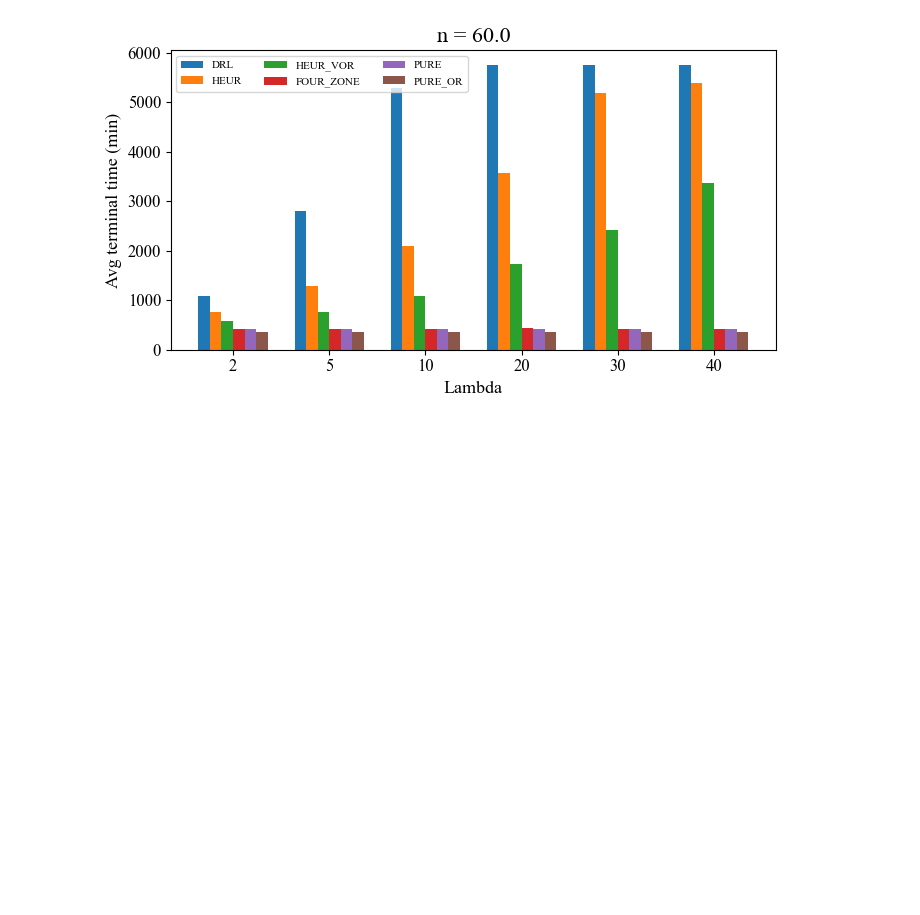
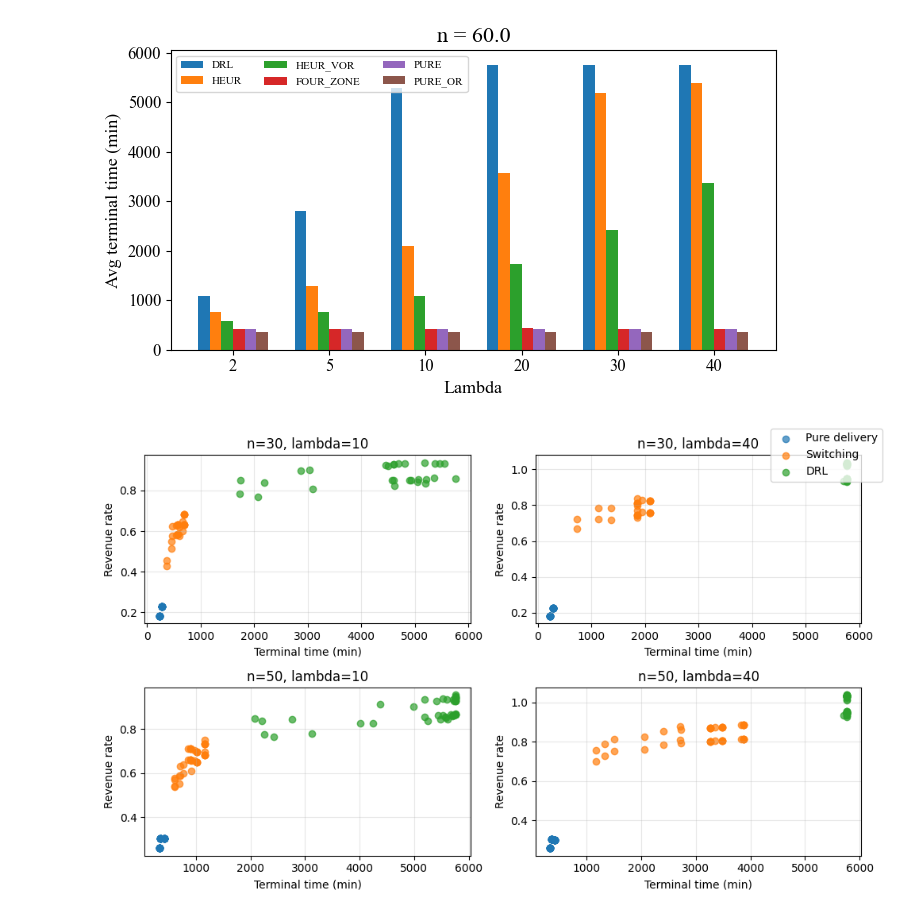
Before and after one commit to Alfredkkk/Last-mile-Logistics, a Jupyter notebook: analysis.ipynb, the cells around one changed output. Saved outputs shown, nothing was run; the diff lists cells and outputs as text; code cells hidden in the pictures; blank space fills up the shorter version.

Commit message:
Add policy termination time and revenue rate comparison

```diff
--- a/analysis.ipynb
+++ b/analysis.ipynb
@@ -486,3 +486,39 @@ for n in n_levels:
 [figure]
 [figure]
 [figure]
+# %%
+# =========================================
+# Scatter: termination time vs revenue rate (n=30/50, lambda=10/40)
+import pandas as pd
+import matplotlib.pyplot as plt
+import numpy as np
+
+csv_path = 'Results/param_sweep_results_2.csv'
+df = pd.read_csv(csv_path)
+R_val = 5.5
+df['n_est'] = df['GAMMA_PACK'] * (2 * (R_val ** 2))
+targets = np.array([30, 50], dtype=float)
+df['n_round'] = df['n_est'].apply(lambda x: targets[np.argmin(np.abs(targets - x))])
+
+policies = {'PURE':'Pure delivery', 'HEUR_VOR':'Switching', 'DRL':'DRL'}
+lambdas = [10, 40]
+n_levels = [30, 50]
+
+fig, axes = plt.subplots(len(n_levels), len(lambdas), figsize=(10, 6), sharex=False, sharey=False)
+for i, n in enumerate(n_levels):
+    for j, lam in enumerate(lambdas):
+        ax = axes[i][j] if len(n_levels) > 1 else axes[j]
+        sub = df[(df['n_round'] == n) & (df['LAMBDA'] == lam) & (df['algo'].isin(policies.keys()))]
+        for algo, label in policies.items():
+            sg = sub[sub['algo'] == algo]
+            ax.scatter(sg['terminal_time'], sg['rate'], label=label, alpha=0.7)
+        ax.set_title(f'n={n}, lambda={lam}')
+        ax.set_xlabel('Terminal time (min)')
+        ax.set_ylabel('Revenue rate')
+        ax.grid(True, alpha=0.3)
+handles, labels = axes[0][0].get_legend_handles_labels()
+fig.legend(handles, labels, loc='upper right')
+plt.tight_layout()
+plt.show()
+# %% [output]
+[figure, added]
```
